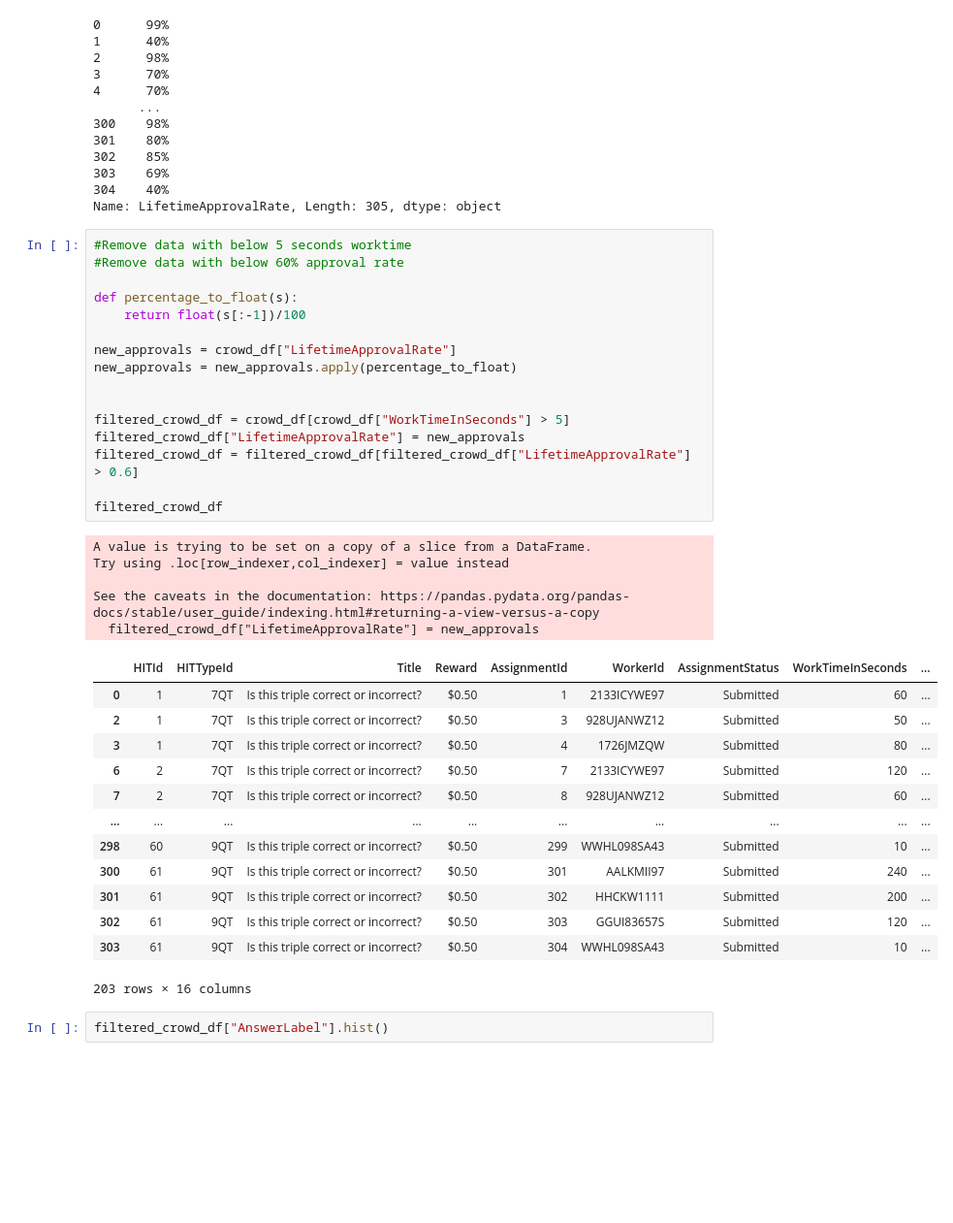
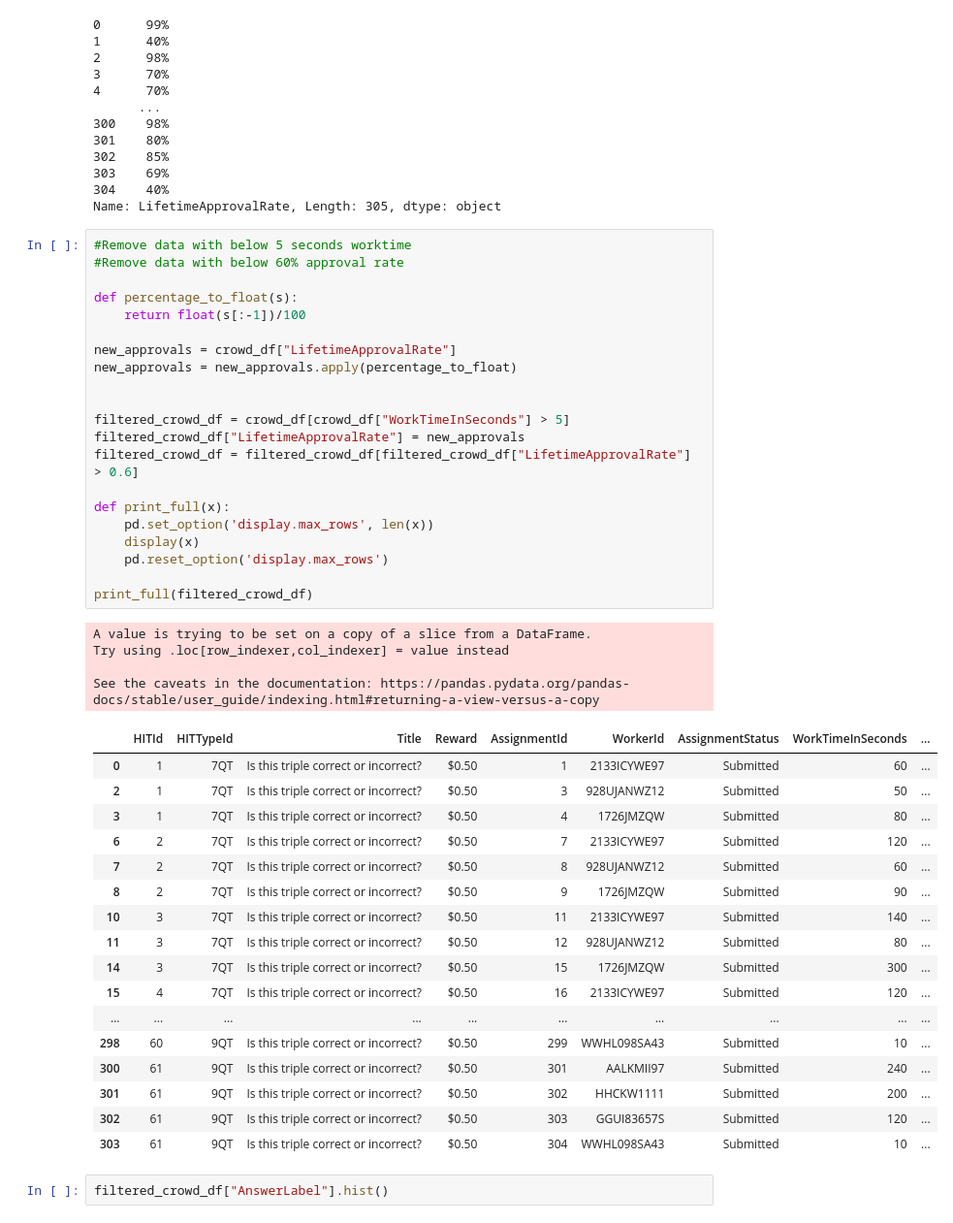
Before and after one commit to JorgeOrtizV/IntelligentConversationalAgent_ATAI, a Jupyter notebook: NER_test.ipynb, the cells around one changed output. Shown at 97% size. Drawn from its saved outputs; the diff is of its cells as text; blank space fills up the shorter version.

Commit message:
Fixed crowd data

```diff
--- a/NER_test.ipynb
+++ b/NER_test.ipynb
@@ -1125,38 +1521,46 @@ Name: LifetimeApprovalRate, Length: 305, dtype: object
 # %%
 #Remove data with below 5 seconds worktime
 #Remove data with below 60% approval rate
 
 def percentage_to_float(s):
     return float(s[:-1])/100
 
 new_approvals = crowd_df["LifetimeApprovalRate"]
 new_approvals = new_approvals.apply(percentage_to_float)
 
 
 filtered_crowd_df = crowd_df[crowd_df["WorkTimeInSeconds"] > 5]
 filtered_crowd_df["LifetimeApprovalRate"] = new_approvals
 filtered_crowd_df = filtered_crowd_df[filtered_crowd_df["LifetimeApprovalRate"] > 0.6]
 
-filtered_crowd_df
+def print_full(x):
+    pd.set_option('display.max_rows', len(x))
+    display(x)
+    pd.reset_option('display.max_rows')
+
+print_full(filtered_crowd_df)
 # %% [output]
 A value is trying to be set on a copy of a slice from a DataFrame.
 Try using .loc[row_indexer,col_indexer] = value instead
 
 See the caveats in the documentation: https://pandas.pydata.org/pandas-docs/stable/user_guide/indexing.html#returning-a-view-versus-a-copy
-  filtered_crowd_df["LifetimeApprovalRate"] = new_approvals
 |  | HITId | HITTypeId | Title | Reward | AssignmentId | WorkerId | AssignmentStatus | WorkTimeInSeconds | ... |
 | 0 | 1 | 7QT | Is this triple correct or incorrect? | $0.50 | 1 | 2133ICYWE97 | Submitted | 60 | ... |
 | 2 | 1 | 7QT | Is this triple correct or incorrect? | $0.50 | 3 | 928UJANWZ12 | Submitted | 50 | ... |
 | 3 | 1 | 7QT | Is this triple correct or incorrect? | $0.50 | 4 | 1726JMZQW | Submitted | 80 | ... |
 | 6 | 2 | 7QT | Is this triple correct or incorrect? | $0.50 | 7 | 2133ICYWE97 | Submitted | 120 | ... |
 | 7 | 2 | 7QT | Is this triple correct or incorrect? | $0.50 | 8 | 928UJANWZ12 | Submitted | 60 | ... |
+| 8 | 2 | 7QT | Is this triple correct or incorrect? | $0.50 | 9 | 1726JMZQW | Submitted | 90 | ... |
+| 10 | 3 | 7QT | Is this triple correct or incorrect? | $0.50 | 11 | 2133ICYWE97 | Submitted | 140 | ... |
+| 11 | 3 | 7QT | Is this triple correct or incorrect? | $0.50 | 12 | 928UJANWZ12 | Submitted | 80 | ... |
+| 14 | 3 | 7QT | Is this triple correct or incorrect? | $0.50 | 15 | 1726JMZQW | Submitted | 300 | ... |
+| 15 | 4 | 7QT | Is this triple correct or incorrect? | $0.50 | 16 | 2133ICYWE97 | Submitted | 120 | ... |
 | ... | ... | ... | ... | ... | ... | ... | ... | ... | ... |
 | 298 | 60 | 9QT | Is this triple correct or incorrect? | $0.50 | 299 | WWHL098SA43 | Submitted | 10 | ... |
 | 300 | 61 | 9QT | Is this triple correct or incorrect? | $0.50 | 301 | AALKMII97 | Submitted | 240 | ... |
 | 301 | 61 | 9QT | Is this triple correct or incorrect? | $0.50 | 302 | HHCKW1111 | Submitted | 200 | ... |
 | 302 | 61 | 9QT | Is this triple correct or incorrect? | $0.50 | 303 | GGUI83657S | Submitted | 120 | ... |
 | 303 | 61 | 9QT | Is this triple correct or incorrect? | $0.50 | 304 | WWHL098SA43 | Submitted | 10 | ... |
-203 rows × 16 columns
 # %%
 filtered_crowd_df["AnswerLabel"].hist()
 # %% [output]
```
Also changed, not shown: parts of 18 cells of this notebook, 2 other files.
